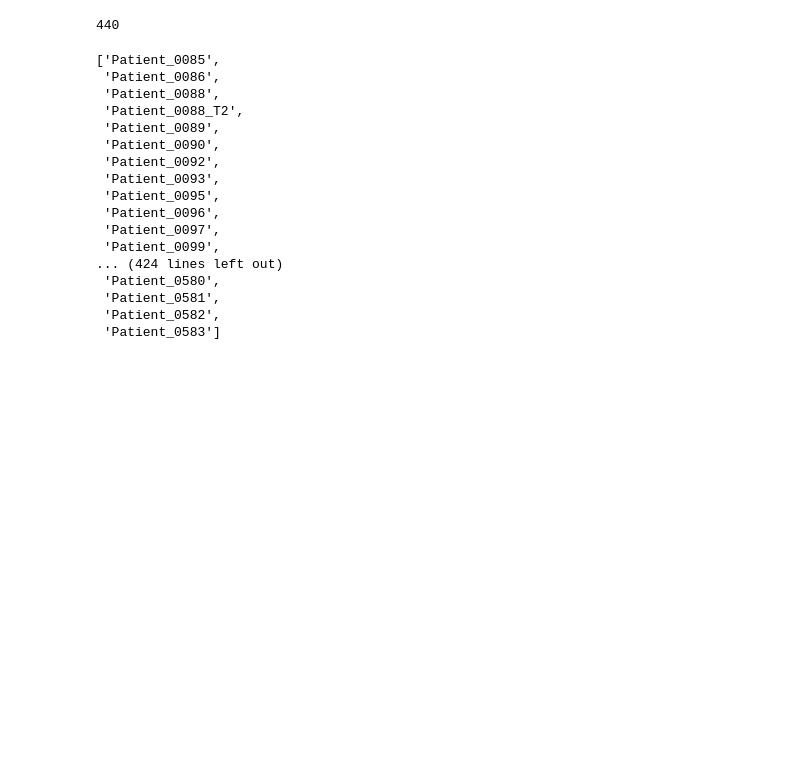
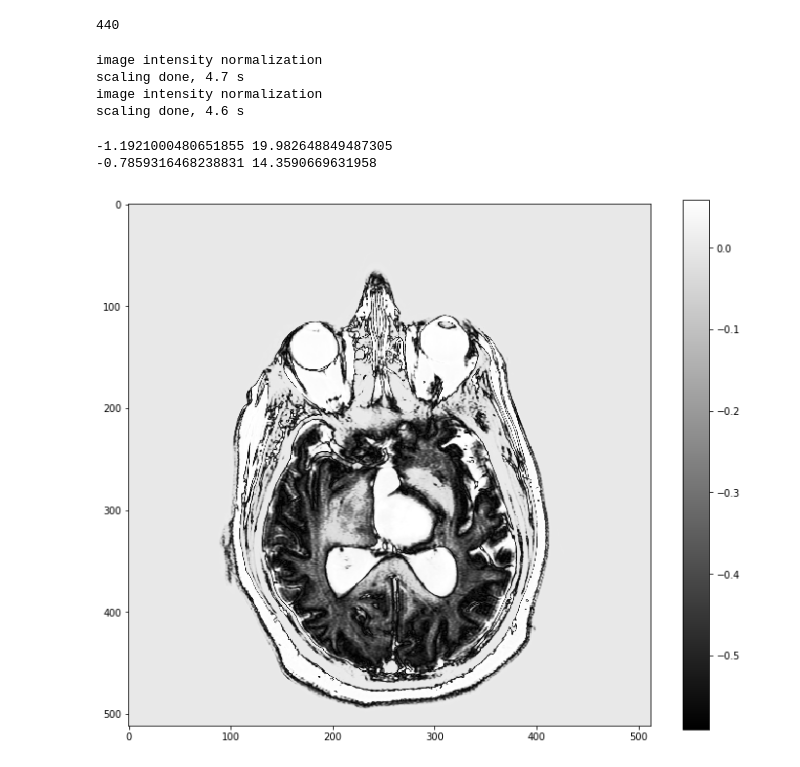
Before and after one commit to subtlemedicalinc/SubtleBoost, a Jupyter notebook: train/notebooks/T2 preprocess.ipynb, the cells around one changed output. Saved outputs shown, nothing was run; the diff lists cells and outputs as text; code cells hidden in the pictures; blank space fills up the shorter version.

```diff
--- a/train/notebooks/T2 preprocess.ipynb
+++ b/train/notebooks/T2 preprocess.ipynb
@@ -6,12 +6,14 @@
 
 import matplotlib.pyplot as plt
 plt.set_cmap('gray')
-plt.rcParams['figure.figsize'] = (10, 8)
+plt.rcParams['figure.figsize'] = (12, 10)
 
 import numpy as np
 import SimpleITK as sitk
 
 import subtle.utils.io as suio
+import subtle.utils.experiment as exp_utils
+import subtle.subtle_preprocess as sup
 import subtle.subtle_preprocess as supre
 
 from skimage.morphology import binary_closing
@@ -21,6 +23,7 @@ import os
 import pandas as pd
 from tqdm import tqdm_notebook as tqdm
 from glob import glob
+import pydicom
 
 def get_rgb(img):
     img = (img - np.min(img))/np.ptp(img)
@@ -61,6 +64,10 @@ def slice_preview(img_vol, interval=7, disp=True):
     plt.imshow(img_disp)
     plt.axis('off')
     plt.show()
+
+def get_dicom_vol(dirpath_dicom):
+    dcm_files = sorted([f for f in glob('{}/*.dcm'.format(dirpath_dicom))])
+    return np.array([pydicom.dcmread(f).pixel_array for f in dcm_files])
 # %% [output]
 This code is using an older version of pydicom, which is no longer
 maintained as of Jan 2017.  You can access the new pydicom features and API
@@ -204,23 +219,3 @@ h5_cases = [f.split('/')[-1].replace('.npy', '') for f in h5_files]
 print(len(h5_cases))
 # %% [output]
 440
-# %%
-sorted(h5_cases)
-# %% [output]
-['Patient_0085',
- 'Patient_0086',
- 'Patient_0088',
- 'Patient_0088_T2',
- 'Patient_0089',
- 'Patient_0090',
- 'Patient_0092',
- 'Patient_0093',
- 'Patient_0095',
- 'Patient_0096',
- 'Patient_0097',
- 'Patient_0099',
-... (424 lines left out)
- 'Patient_0580',
- 'Patient_0581',
- 'Patient_0582',
- 'Patient_0583']
@@ -226,0 +236,23 @@ sorted(h5_cases)
+# %%
+data = np.load('/home/srivathsa/projects/studies/gad/stanford/preprocess/data/Patient_0207.npy')
+# %%
+t1_low = data[0, :, 1]
+t2_vol = data[0, :, 3]
+t1_post = data[0, :, 2]
+t1_pre = data[0, :, 0]
+t2_hist1 = sup.scale_im(t1_low, t2_vol)
+t2_hist2 = sup.scale_im(t1_post, t2_vol)
+# %% [output]
+image intensity normalization
+scaling done, 4.7 s
+image intensity normalization
+scaling done, 4.6 s
+# %%
+t2_hist1_sc = np.interp(t2_hist1, (t2_hist1.min(), t2_hist1.max()), (t1_post.min(), t1_post.max()))
+plt.imshow(np.hstack([t1_post[167], t2_hist1[167], t2_hist1_sc[167]]))
+print(t1_post.min(), t1_post.max())
+print(t2_hist1.min(), t2_hist1.max())
+# %% [output]
+-1.1921000480651855 19.982648849487305
+-0.7859316468238831 14.3590669631958
+[figure, added]
```
Also changed, not shown: parts of 11 cells of this notebook, 8 other files.
